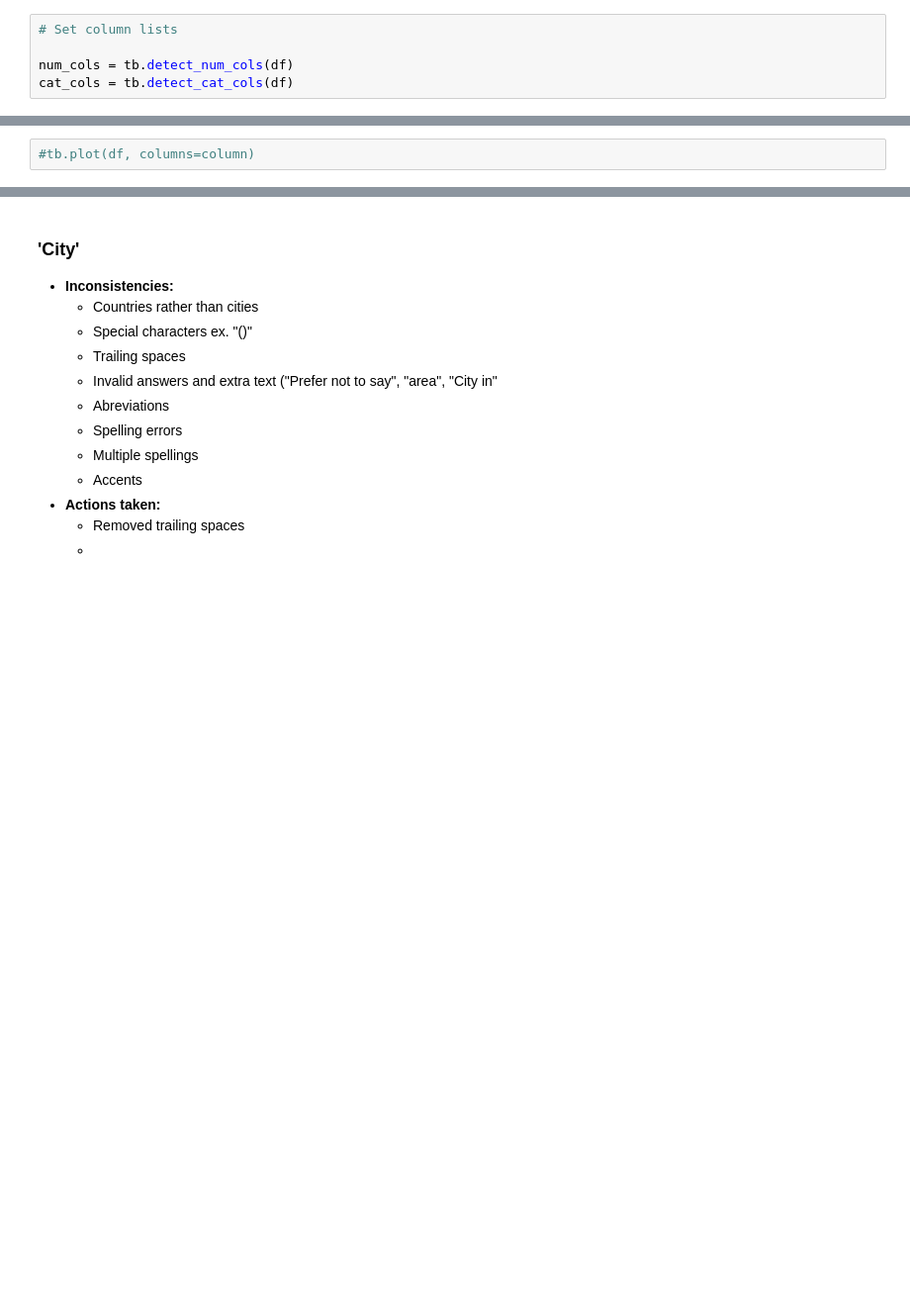
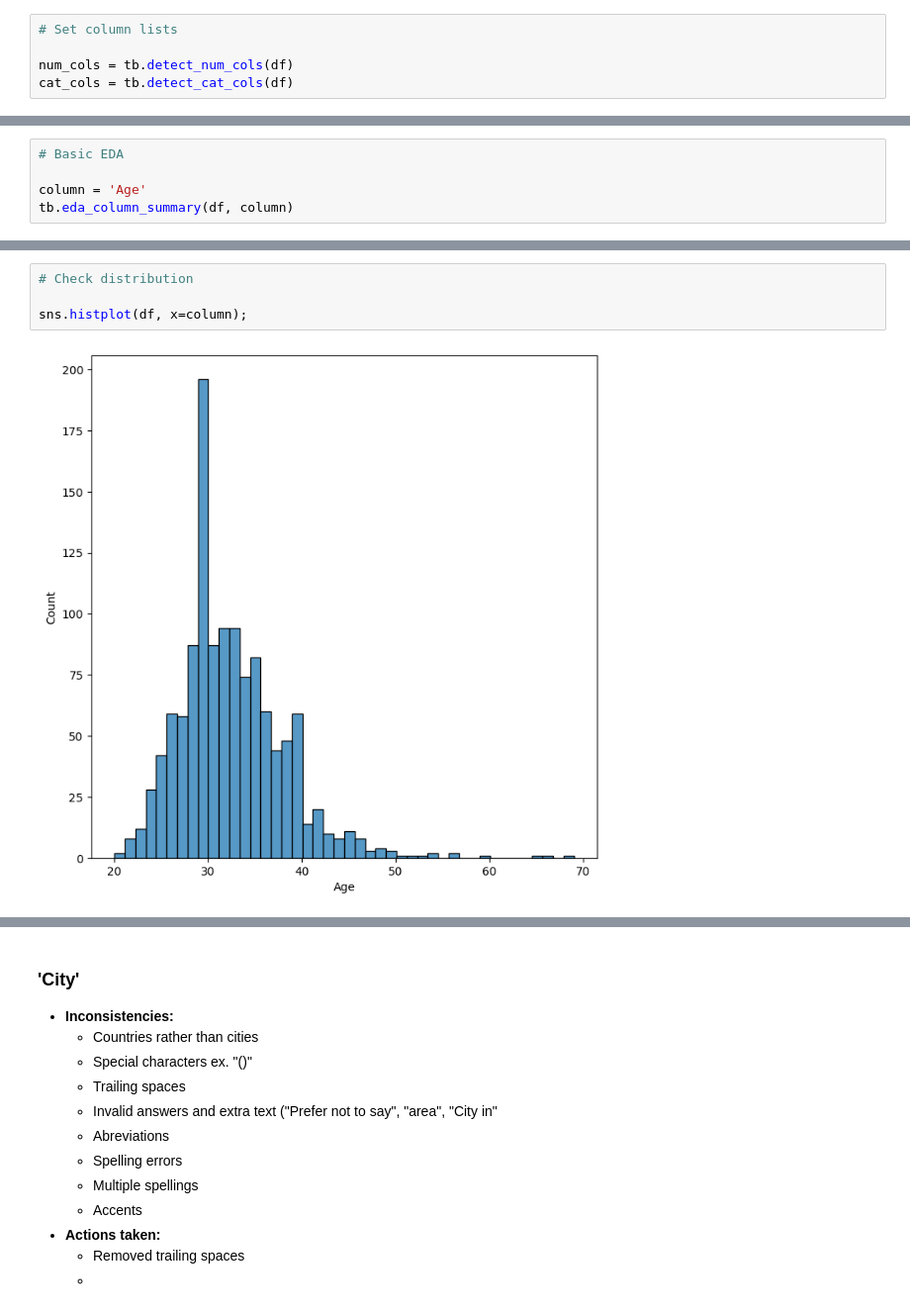
Before and after one commit to AkeemSemperDataScience/3950-assignment-2-mlsiebold, a Jupyter notebook: START_Asn_2.ipynb, the cells around one changed output, grey strips where cells are left out. Shown at 99% size. Cells and saved outputs as stored; diff of their text form; blank space fills up the shorter version.

```diff
--- a/START_Asn_2.ipynb
+++ b/START_Asn_2.ipynb
@@ -353,3 +386,6 @@ Name: Timestamp, Length: 1253, dtype: datetime64[ns]
 # %%
-#tb.plot(df, columns=column)
+# Basic EDA
+
+column = 'Age'
+tb.eda_column_summary(df, column)
 # %% [output]
@@ -365,0 +417,6 @@ Name: Timestamp, Length: 1253, dtype: datetime64[ns]
+# %%
+# Check distribution
+
+sns.histplot(df, x=column);
+# %% [output]
+[figure, added]
```
Also changed, not shown: parts of 36 cells of this notebook, 2 other files.
